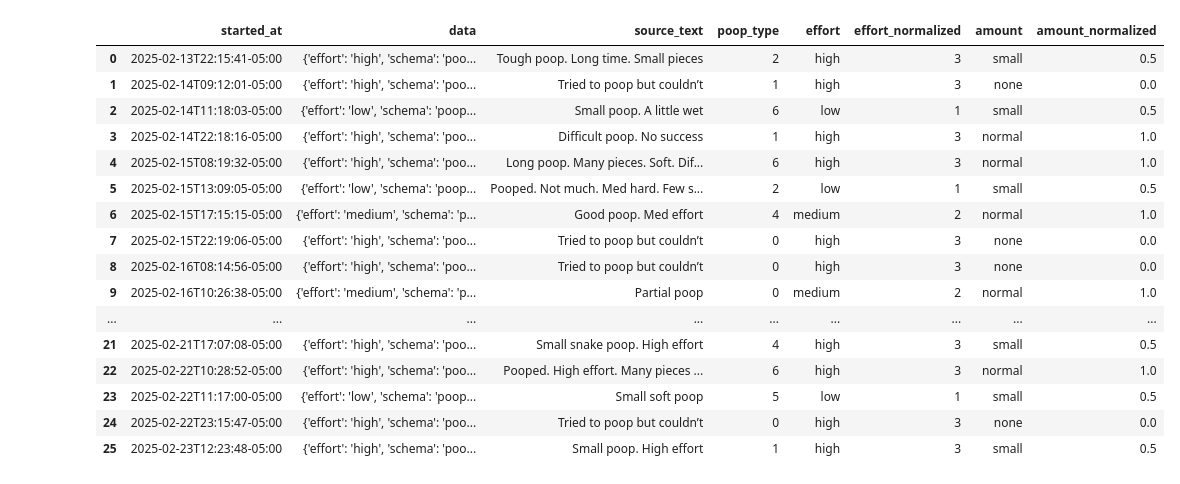
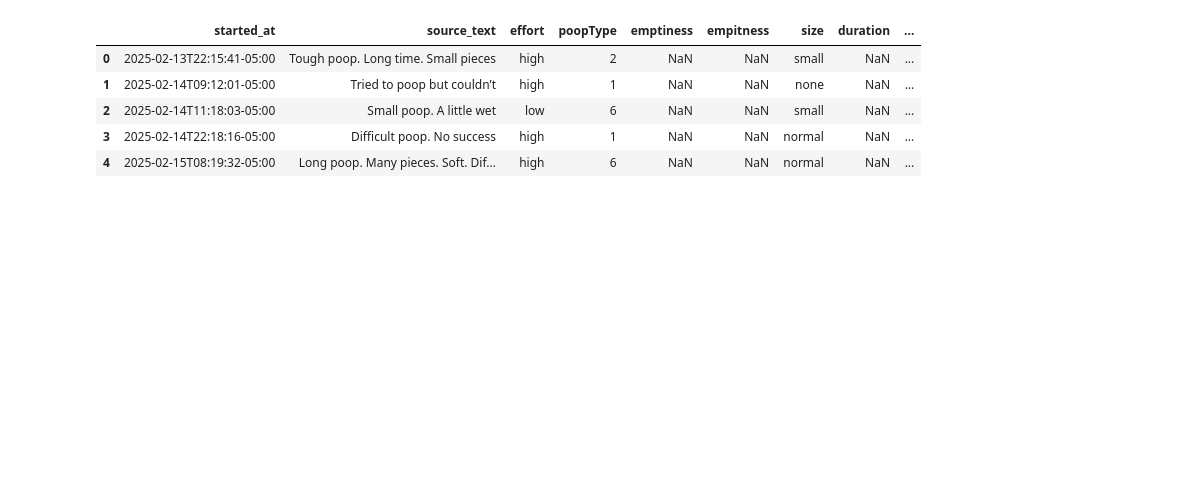
Before and after one commit to taylormitchell/mono, a Jupyter notebook: packages/log2/scripts/analysis.ipynb, the cells around one changed output. Saved outputs shown, nothing was run; the diff lists cells and outputs as text; code cells hidden in the pictures; blank space fills up the shorter version.

```diff
--- a/packages/log2/scripts/analysis.ipynb
+++ b/packages/log2/scripts/analysis.ipynb
@@ -45,5 +55,5 @@ log_df.head()
 # %%
-events_df = log_df.explode("data")
+events_df = log_df.explode("data").dropna(subset=["data"])
 events_df["source_text"] = events_df["text"]
 events_df["started_at"] = events_df["data"].apply(lambda x: x.get("startedAt", None))
 events_df = events_df[["started_at", "data", "source_text"]]
@@ -156,39 +114,30 @@ for poop in events_df[events_df["data"].apply(lambda x: x.get("schema", "") == "
 # %%
-
-poop_df = events_df[events_df["data"].apply(lambda x: x.get("schema", "") == "pooped")].reset_index(drop=True)
-poop_df["poop_type"] = poop_df["data"].apply(lambda x: x.get("poopType", ""))
-poop_df["effort"] = poop_df["data"].apply(lambda x: x.get("effort", ""))
-poop_df["effort_normalized"] = poop_df["effort"].apply(lambda x: 1 if x == "low" else 2 if x == "medium" else 3 if x == "high" else None)
-# 0, 1, 2, 3
-# none, small, medium, large
-def parse_amount(source_text):
-    source_text = source_text.lower()
+poop_df = events_df[events_df["data"].apply(lambda x: x.get("schema", "") == "pooped")]
+poop_df = pd.concat([
+    poop_df[["started_at", "source_text"]].reset_index(drop=True),
+    pd.DataFrame.from_records(poop_df["data"].values).drop(["startedAt", "schema"], axis=1).reset_index(drop=True)
+], axis=1)
+poop_df["effort_normalized"] = poop_df["effort"].apply(lambda x: 1 if x == "low" else 2 if x == "medium" else 3 if x == "high" else 2)
+def parse_amount(row):
+    if not pd.isna(row["size"]):
+        return row["size"]
+    if row["poopType"] == 0:
+        return "none"
+    source_text = row["source_text"].lower()
     if "couldn" in source_text or "none" in source_text:
         return "none"
     elif "small" in source_text or "little" in source_text:
         return "small"
     else:
         return "normal"
-poop_df["amount"] = poop_df["source_text"].apply(lambda x: parse_amount(x or ""))
-poop_df["amount_normalized"] = poop_df["amount"].apply(lambda x: 0 if x == "none" else 0.5 if x == "small" else 1 if x == "normal" else None)
+poop_df["size"] = poop_df.apply(lambda x: parse_amount(x), axis=1)
+poop_df["size_normalized"] = poop_df["size"].apply(lambda x: 0 if x == "none" else 0.5 if x == "small" else 1 if x == "normal" else 1.5 if x == "large" else 1)
 poop_df = poop_df.sort_values("started_at", ascending=True).reset_index(drop=True)
-
-poop_df
+poop_df.head()
 # %% [output]
-|  | started_at | data | source_text | poop_type | effort | effort_normalized | amount | amount_normalized |
-| 0 | 2025-02-13T22:15:41-05:00 | {'effort': 'high', 'schema': 'poo... | Tough poop. Long time. Small pieces | 2 | high | 3 | small | 0.5 |
-| 1 | 2025-02-14T09:12:01-05:00 | {'effort': 'high', 'schema': 'poo... | Tried to poop but couldn’t | 1 | high | 3 | none | 0.0 |
-| 2 | 2025-02-14T11:18:03-05:00 | {'effort': 'low', 'schema': 'poop... | Small poop. A little wet | 6 | low | 1 | small | 0.5 |
-| 3 | 2025-02-14T22:18:16-05:00 | {'effort': 'high', 'schema': 'poo... | Difficult poop. No success | 1 | high | 3 | normal | 1.0 |
-| 4 | 2025-02-15T08:19:32-05:00 | {'effort': 'high', 'schema': 'poo... | Long poop. Many pieces. Soft. Dif... | 6 | high | 3 | normal | 1.0 |
-| 5 | 2025-02-15T13:09:05-05:00 | {'effort': 'low', 'schema': 'poop... | Pooped. Not much. Med hard. Few s... | 2 | low | 1 | small | 0.5 |
-| 6 | 2025-02-15T17:15:15-05:00 | {'effort': 'medium', 'schema': 'p... | Good poop. Med effort | 4 | medium | 2 | normal | 1.0 |
-| 7 | 2025-02-15T22:19:06-05:00 | {'effort': 'high', 'schema': 'poo... | Tried to poop but couldn’t | 0 | high | 3 | none | 0.0 |
-| 8 | 2025-02-16T08:14:56-05:00 | {'effort': 'high', 'schema': 'poo... | Tried to poop but couldn’t | 0 | high | 3 | none | 0.0 |
-| 9 | 2025-02-16T10:26:38-05:00 | {'effort': 'medium', 'schema': 'p... | Partial poop | 0 | medium | 2 | normal | 1.0 |
-| ... | ... | ... | ... | ... | ... | ... | ... | ... |
-| 21 | 2025-02-21T17:07:08-05:00 | {'effort': 'high', 'schema': 'poo... | Small snake poop. High effort | 4 | high | 3 | small | 0.5 |
-| 22 | 2025-02-22T10:28:52-05:00 | {'effort': 'high', 'schema': 'poo... | Pooped. High effort. Many pieces ... | 6 | high | 3 | normal | 1.0 |
-| 23 | 2025-02-22T11:17:00-05:00 | {'effort': 'low', 'schema': 'poop... | Small soft poop | 5 | low | 1 | small | 0.5 |
-| 24 | 2025-02-22T23:15:47-05:00 | {'effort': 'high', 'schema': 'poo... | Tried to poop but couldn’t | 0 | high | 3 | none | 0.0 |
-| 25 | 2025-02-23T12:23:48-05:00 | {'effort': 'high', 'schema': 'poo... | Small poop. High effort | 1 | high | 3 | small | 0.5 |
+|  | started_at | source_text | effort | poopType | emptiness | empitness | size | duration | ... |
+| 0 | 2025-02-13T22:15:41-05:00 | Tough poop. Long time. Small pieces | high | 2 | NaN | NaN | small | NaN | ... |
+| 1 | 2025-02-14T09:12:01-05:00 | Tried to poop but couldn’t | high | 1 | NaN | NaN | none | NaN | ... |
+| 2 | 2025-02-14T11:18:03-05:00 | Small poop. A little wet | low | 6 | NaN | NaN | small | NaN | ... |
+| 3 | 2025-02-14T22:18:16-05:00 | Difficult poop. No success | high | 1 | NaN | NaN | normal | NaN | ... |
+| 4 | 2025-02-15T08:19:32-05:00 | Long poop. Many pieces. Soft. Dif... | high | 6 | NaN | NaN | normal | NaN | ... |
```
Also changed, not shown: parts of 9 cells of this notebook, 2 other files.
